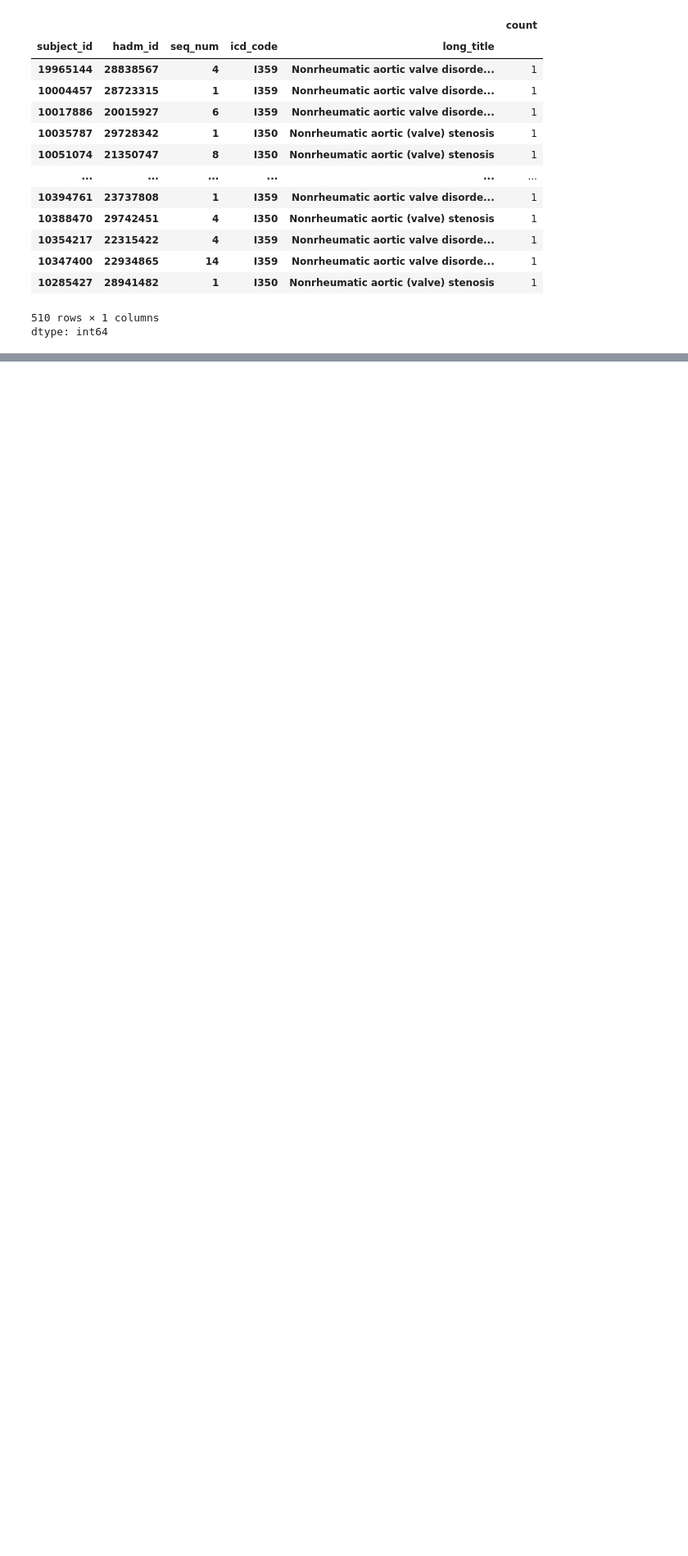
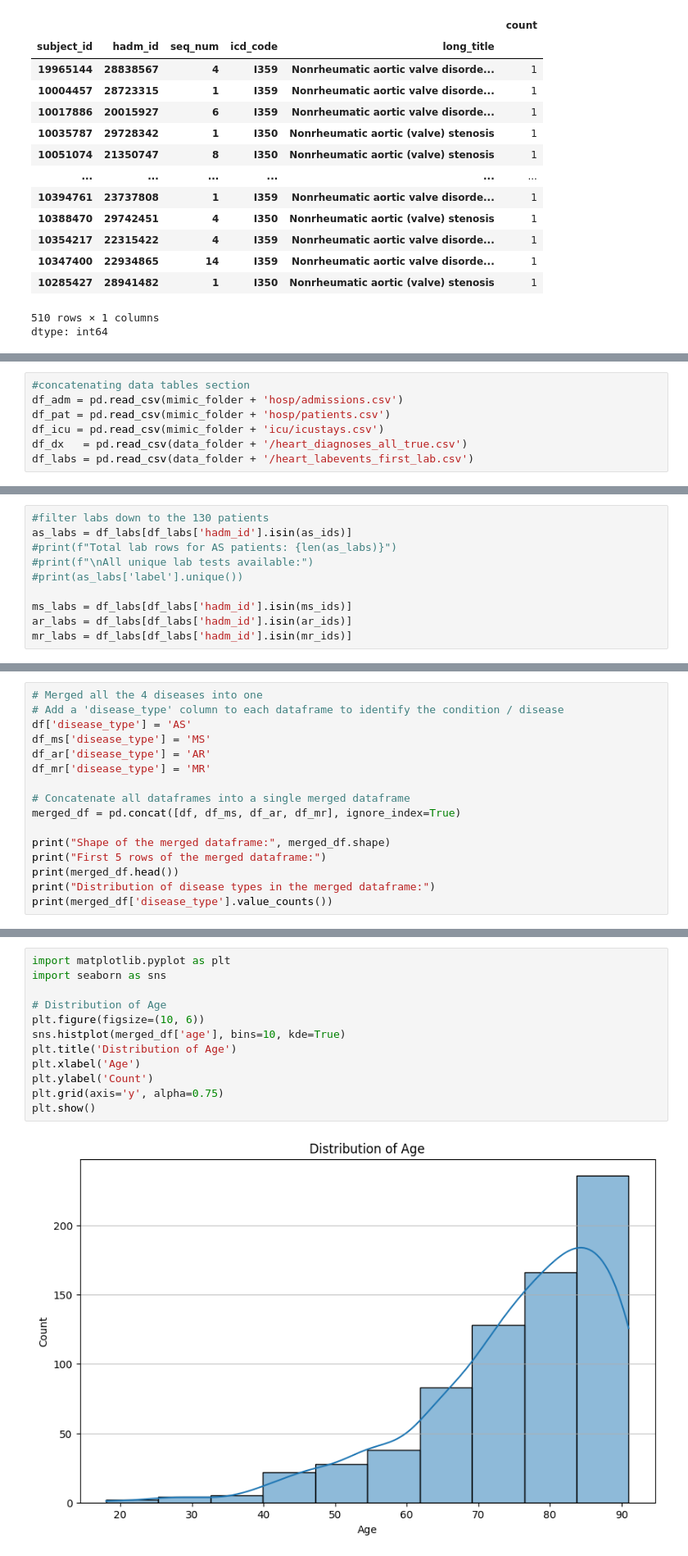
Before and after one commit to lejhindary/MedStar-G5, a Jupyter notebook: MedStarG5.ipynb, the cells around one changed output, grey strips where cells are left out. Shown at 82% size. Saved outputs shown, nothing was run; the diff lists cells and outputs as text; blank space fills up the shorter version.

```diff
--- a/MedStarG5.ipynb
+++ b/MedStarG5.ipynb
@@ -89,3 +122,10 @@ Number of VHD ICD codes: 37
     icd_code                                 long_title
 895     I330  Acute and subacute infective endocarditis
 908      I38            Endocarditis, valve unspecified
+# %%
+#concatenating data tables section
+df_adm = pd.read_csv(mimic_folder + 'hosp/admissions.csv')
+df_pat = pd.read_csv(mimic_folder + 'hosp/patients.csv')
+df_icu = pd.read_csv(mimic_folder + 'icu/icustays.csv')
+df_dx   = pd.read_csv(data_folder + '/heart_diagnoses_all_true.csv')
+df_labs = pd.read_csv(data_folder + '/heart_labevents_first_lab.csv')
@@ -91,0 +322,10 @@ Number of VHD ICD codes: 37
+# %%
+#filter labs down to the 130 patients
+as_labs = df_labs[df_labs['hadm_id'].isin(as_ids)]
+#print(f"Total lab rows for AS patients: {len(as_labs)}")
+#print(f"\nAll unique lab tests available:")
+#print(as_labs['label'].unique())
+
+ms_labs = df_labs[df_labs['hadm_id'].isin(ms_ids)]
+ar_labs = df_labs[df_labs['hadm_id'].isin(ar_ids)]
+mr_labs = df_labs[df_labs['hadm_id'].isin(mr_ids)]
@@ -91,0 +386,16 @@ Number of VHD ICD codes: 37
+# %%
+# Merged all the 4 diseases into one
+# Add a 'disease_type' column to each dataframe to identify the condition / disease
+df['disease_type'] = 'AS'
+df_ms['disease_type'] = 'MS'
+df_ar['disease_type'] = 'AR'
+df_mr['disease_type'] = 'MR'
+
+# Concatenate all dataframes into a single merged dataframe
+merged_df = pd.concat([df, df_ms, df_ar, df_mr], ignore_index=True)
+
+print("Shape of the merged dataframe:", merged_df.shape)
+print("First 5 rows of the merged dataframe:")
+print(merged_df.head())
+print("Distribution of disease types in the merged dataframe:")
+print(merged_df['disease_type'].value_counts())
@@ -91,0 +433,14 @@ Number of VHD ICD codes: 37
+# %%
+import matplotlib.pyplot as plt
+import seaborn as sns
+
+# Distribution of Age
+plt.figure(figsize=(10, 6))
+sns.histplot(merged_df['age'], bins=10, kde=True)
+plt.title('Distribution of Age')
+plt.xlabel('Age')
+plt.ylabel('Count')
+plt.grid(axis='y', alpha=0.75)
+plt.show()
+# %% [output]
+[figure, added]
```
Also changed, not shown: parts of 33 cells of this notebook.
